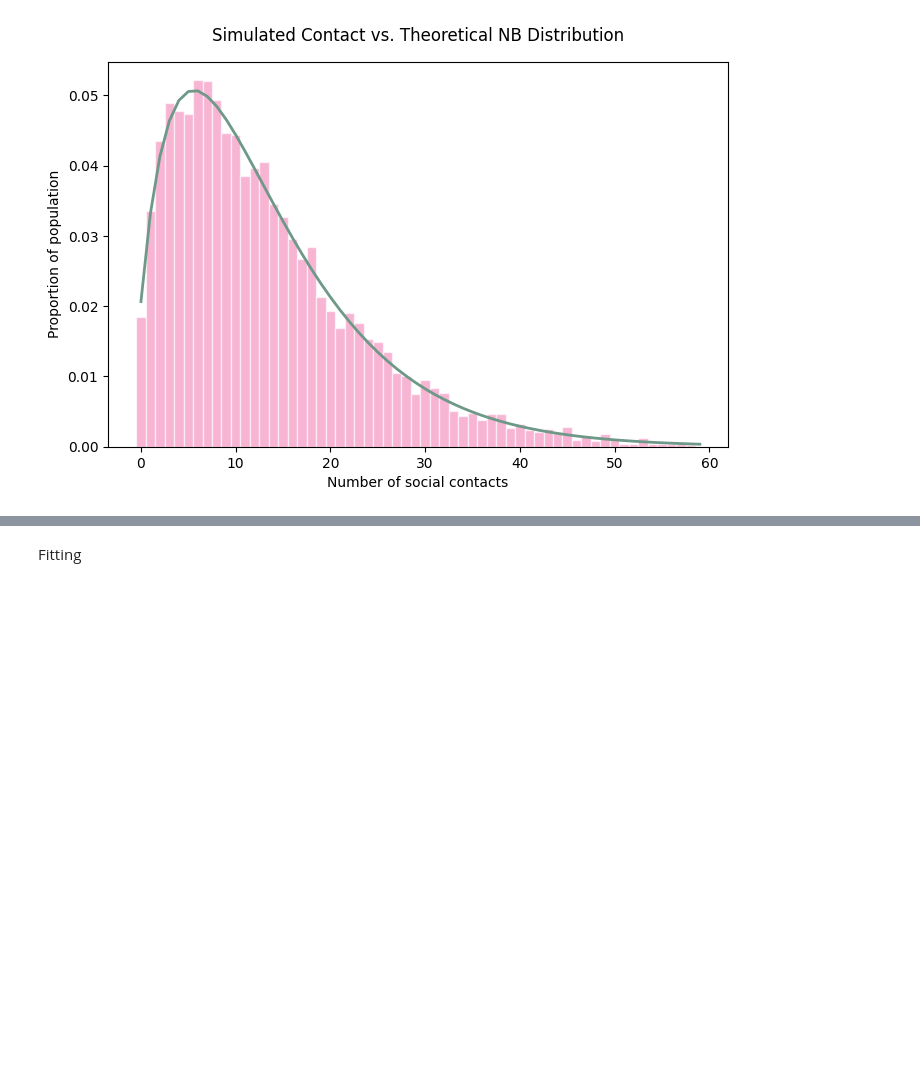
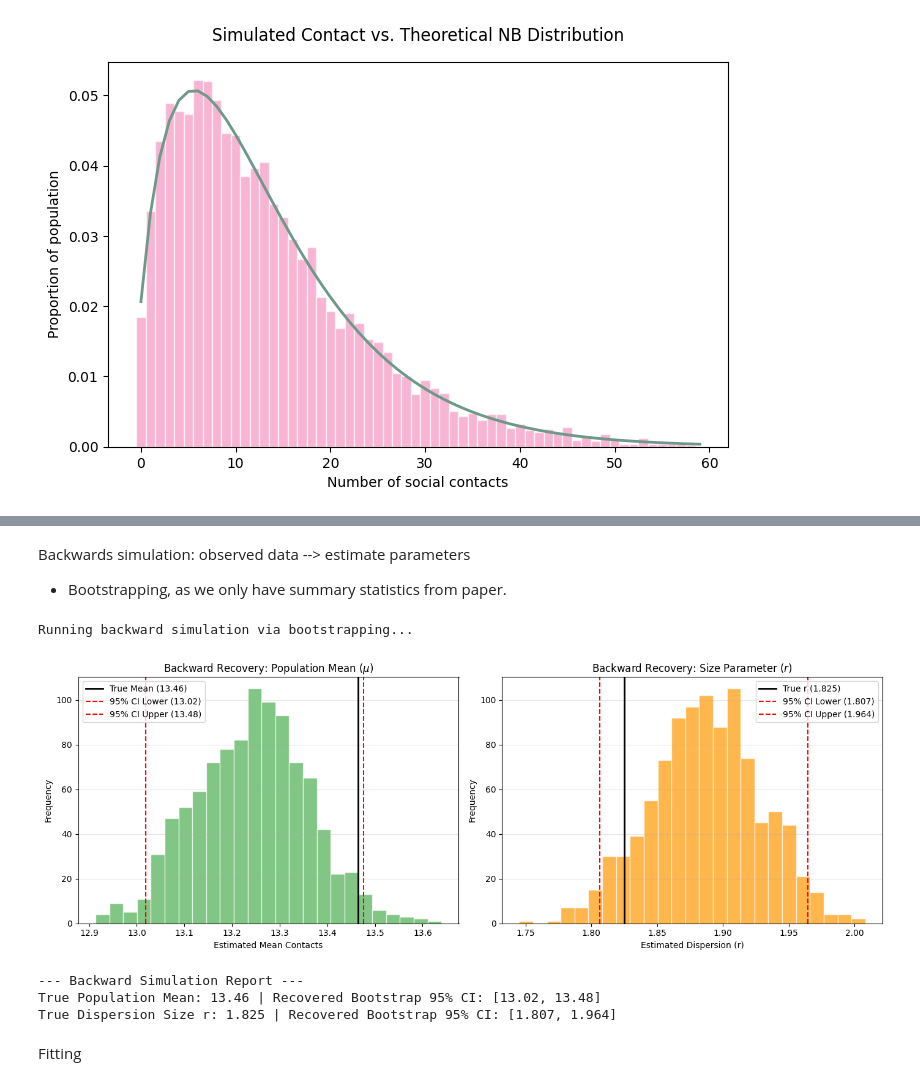
Before and after one commit to emsofjames2003/CB2330-exercises, a Jupyter notebook: project2.ipynb, the cells around one changed output, grey strips where cells are left out. Drawn from its saved outputs; the diff is of its cells as text; code cells hidden in the pictures; blank space fills up the shorter version.

```diff
--- a/project2.ipynb
+++ b/project2.ipynb
@@ -165,3 +192,82 @@ Backwards simulation
+# %% [markdown]
+Backwards simulation: observed data --> estimate parameters
+
+
+*  Bootstrapping, as we only have summary statistics from paper.
+# %%
+import numpy as np
+import scipy.stats as stats
+import matplotlib.pyplot as plt
+
+# Number of bootstrap repetitions
+n_bootstraps = 1000
+
+# Containers to store our bootstrap parameter estimates
+bootstrapped_means = []
+bootstrapped_rs = []
+
+# --- 1. Generate our baseline 'observed' data (using your pooled population logic)
+p_pooled = r / (r + pooled_mean)
+observed_population = stats.nbinom.rvs(n=r, p=p_pooled, size=int(N_total), random_state=42)
+
+# --- 2. Run the Bootstrap Loop (Backward Simulation)
+print("Running backward simulation via bootstrapping...")
+for _ in range(n_bootstraps):
+    # Resample the population with replacement
+    bootstrap_sample = np.random.choice(observed_population, size=len(observed_population), replace=True)
+
+    # Calculate sample moments from the bootstrap draw
+    sample_mean = np.mean(bootstrap_sample)
+    sample_var = np.var(bootstrap_sample)
+
+    # Reconstruct the parameters (Backward Inference)
+    sample_r = (sample_mean ** 2) / (sample_var - sample_mean) if sample_var > sample_mean else np.nan
+
+    bootstrapped_means.append(sample_mean)
+    bootstrapped_rs.append(sample_r)
+
+# --- 3. Calculate 95% Confidence Intervals (2.5th to 97.5th percentiles)
+ci_mean = np.percentile(bootstrapped_means, [2.5, 97.5])
+ci_r = np.percentile(bootstrapped_rs, [2.5, 97.5])
+
+# --- 4. Plot the Backward Simulation Results Side-by-Side
+fig, axes = plt.subplots(1, 2, figsize=(14, 5))
+
+# Plot A: Bootstrap Distribution of recovered Means
+axes[0].hist(bootstrapped_means, bins=25, color='#4CAF50', alpha=0.7, edgecolor='white')
+axes[0].axvline(pooled_mean, color='black', linestyle='-', linewidth=2, label=f'True Mean ({pooled_mean:.2f})')
+axes[0].axvline(ci_mean[0], color='red', linestyle='--', label=f'95% CI Lower ({ci_mean[0]:.2f})')
+axes[0].axvline(ci_mean[1], color='red', linestyle='--', label=f'95% CI Upper ({ci_mean[1]:.2f})')
+axes[0].set_title('Backward Recovery: Population Mean ($\mu$)')
+axes[0].set_xlabel('Estimated Mean Contacts')
+axes[0].set_ylabel('Frequency')
+axes[0].legend()
+axes[0].grid(axis='y', alpha=0.3)
+
+# Plot B: Bootstrap Distribution of recovered Dispersion Parameter (r)
+axes[1].hist(bootstrapped_rs, bins=25, color='#FF9800', alpha=0.7, edgecolor='white')
+axes[1].axvline(r, color='black', linestyle='-', linewidth=2, label=f'True r ({r:.3f})')
+axes[1].axvline(ci_r[0], color='red', linestyle='--', label=f'95% CI Lower ({ci_r[0]:.3f})')
+axes[1].axvline(ci_r[1], color='red', linestyle='--', label=f'95% CI Upper ({ci_r[1]:.3f})')
+axes[1].set_title('Backward Recovery: Size Parameter ($r$)')
+axes[1].set_xlabel('Estimated Dispersion (r)')
+axes[1].set_ylabel('Frequency')
+axes[1].legend()
+axes[1].grid(axis='y', alpha=0.3)
+
+plt.tight_layout()
+plt.show()
+
+# Print formal reporting metrics
+print("\n--- Backward Simulation Report ---")
+print(f"True Population Mean: {pooled_mean:.2f} | Recovered Bootstrap 95% CI: [{ci_mean[0]:.2f}, {ci_mean[1]:.2f}]")
+print(f"True Dispersion Size r: {r:.3f} | Recovered Bootstrap 95% CI: [{ci_r[0]:.3f}, {ci_r[1]:.3f}]")
+# %% [output]
+Running backward simulation via bootstrapping...
+[figure, added]
+--- Backward Simulation Report ---
+True Population Mean: 13.46 | Recovered Bootstrap 95% CI: [13.02, 13.48]
+True Dispersion Size r: 1.825 | Recovered Bootstrap 95% CI: [1.807, 1.964]
 # %% [markdown]
 Fitting
 # %%
```
Also changed, not shown: parts of 3 cells of this notebook.
